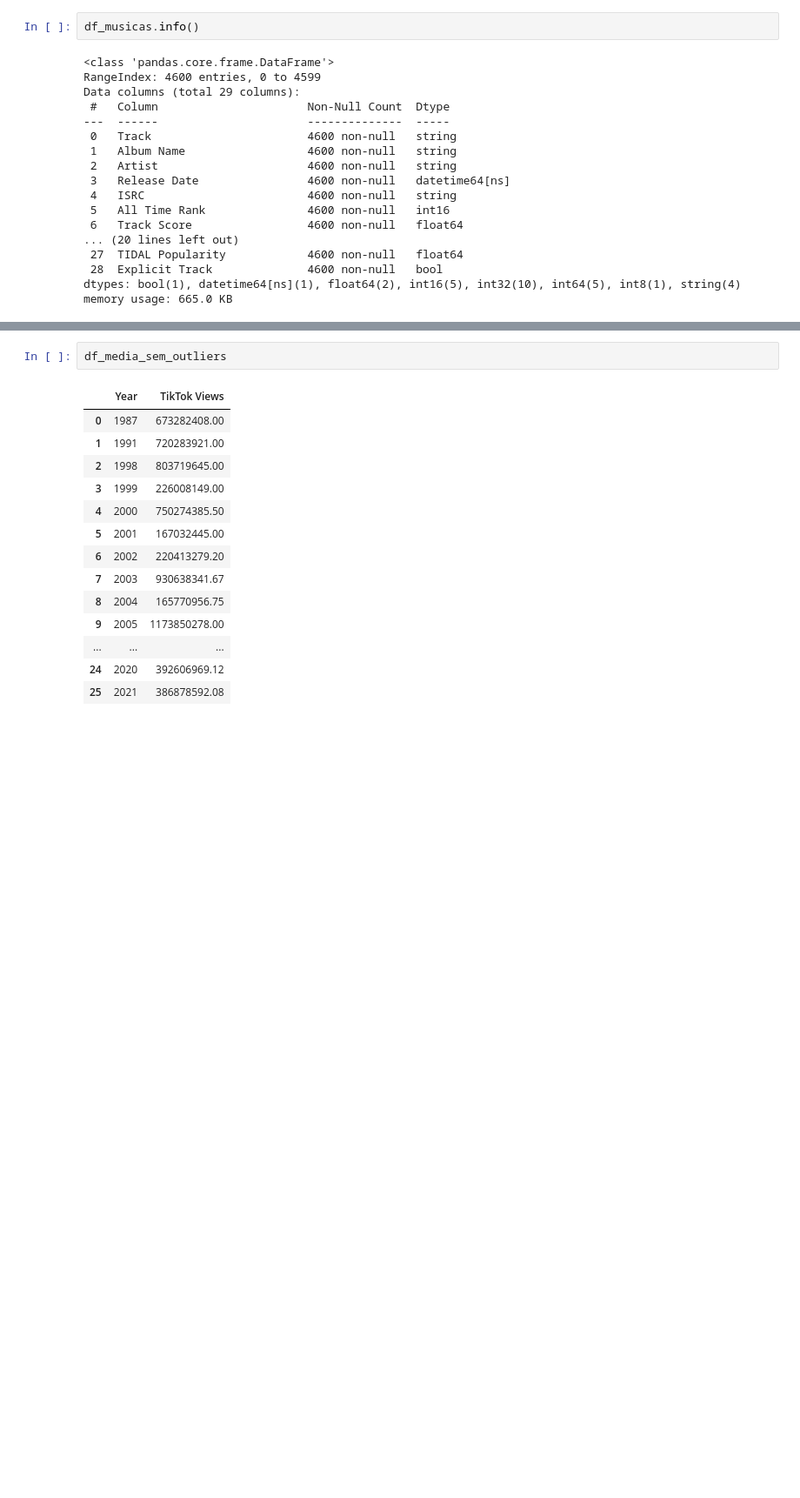
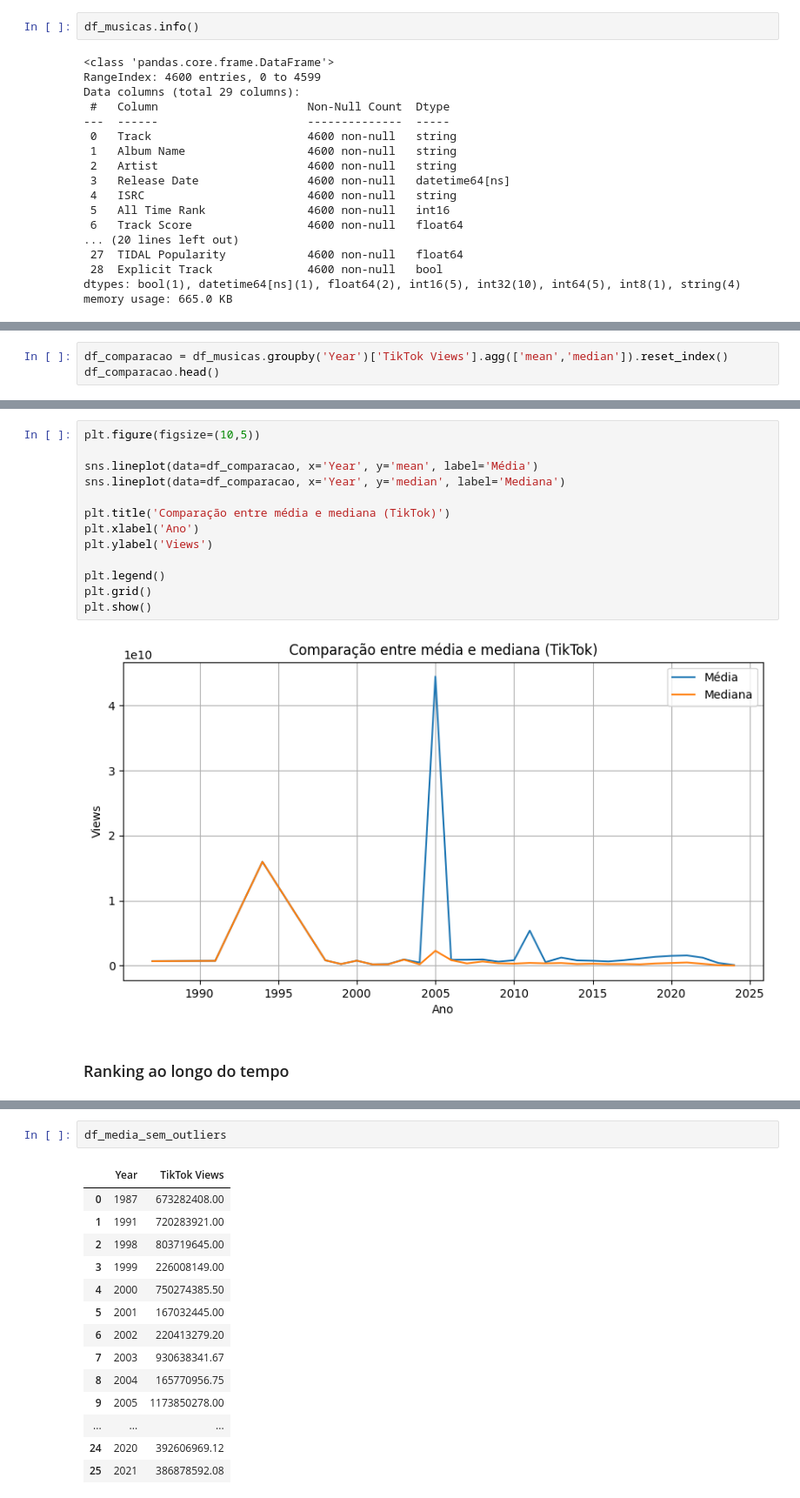
Before and after one commit to MizunoYudi/AD-Musicas-Mais-Tocadas, a Jupyter notebook: projeto.ipynb, the cells around one changed output, grey strips where cells are left out. Shown at 87% size. Drawn from its saved outputs; the diff is of its cells as text; blank space fills up the shorter version.

```diff
--- a/projeto.ipynb
+++ b/projeto.ipynb
@@ -784,0 +694,3 @@ df_media_sem_outliers = df_sem_outliers.groupby('Year')['TikTok Views'].mean().r
+# %%
+df_comparacao = df_musicas.groupby('Year')['TikTok Views'].agg(['mean','median']).reset_index()
+df_comparacao.head()
@@ -784,0 +704,17 @@ df_media_sem_outliers = df_sem_outliers.groupby('Year')['TikTok Views'].mean().r
+# %%
+plt.figure(figsize=(10,5))
+
+sns.lineplot(data=df_comparacao, x='Year', y='mean', label='Média')
+sns.lineplot(data=df_comparacao, x='Year', y='median', label='Mediana')
+
+plt.title('Comparação entre média e mediana (TikTok)')
+plt.xlabel('Ano')
+plt.ylabel('Views')
+
+plt.legend()
+plt.grid()
+plt.show()
+# %% [output]
+[figure, added]
+# %% [markdown]
+### Ranking ao longo do tempo
```
Also changed, not shown: parts of 44 cells of this notebook.
